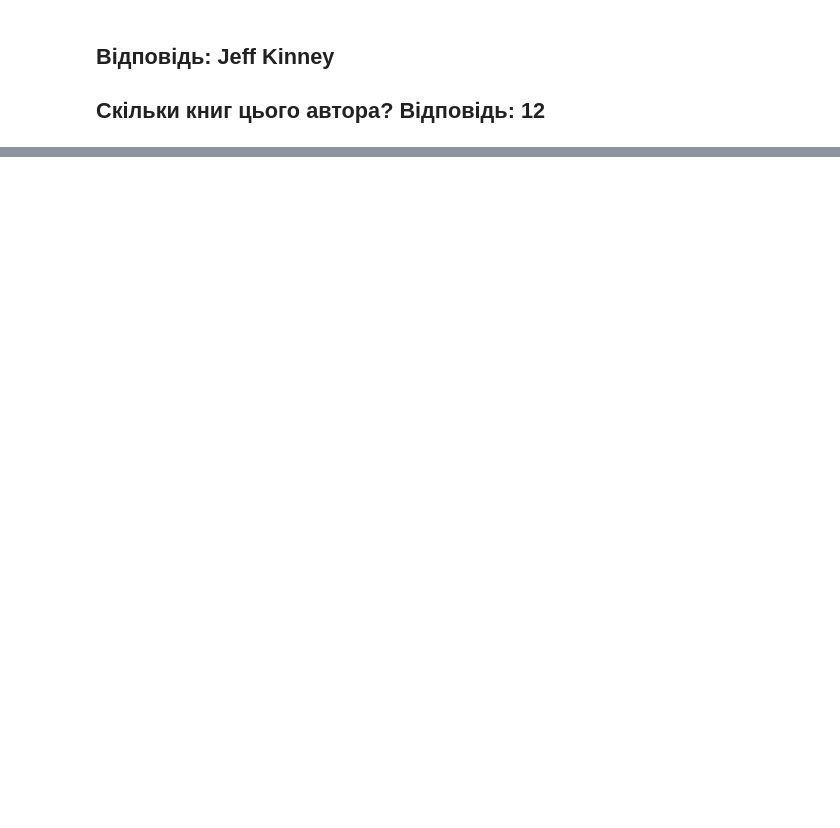
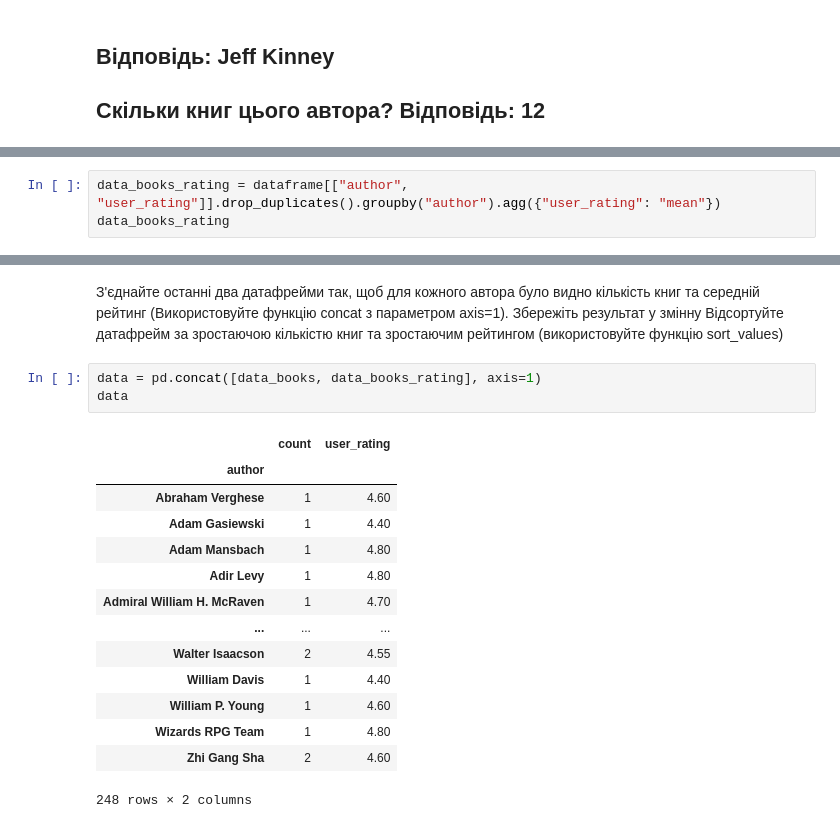
Before and after one commit to tarsweb-Python-GOIT/DS-HW, a Jupyter notebook: hw-02-03.ipynb, the cells around one changed output, grey strips where cells are left out. Cells and saved outputs as stored; diff of their text form; blank space fills up the shorter version.

```diff
--- a/hw-02-03.ipynb
+++ b/hw-02-03.ipynb
@@ -204,0 +207,3 @@ data_books[data_books["name"] == data_books["name"].max()]
+# %%
+data_books_rating = dataframe[["author", "user_rating"]].drop_duplicates().groupby("author").agg({"user_rating": "mean"})
+data_books_rating
@@ -204,0 +237,21 @@ data_books[data_books["name"] == data_books["name"].max()]
+# %% [markdown]
+З'єднайте останні два датафрейми так, щоб для кожного автора було видно кількість книг та середній рейтинг (Використовуйте функцію concat з параметром axis=1). Збережіть результат у змінну
+Відсортуйте датафрейм за зростаючою кількістю книг та зростаючим рейтингом (використовуйте функцію sort_values)
+# %%
+data = pd.concat([data_books, data_books_rating], axis=1)
+data
+# %% [output]
+|  | count | user_rating |
+| author |  |  |
+| Abraham Verghese | 1 | 4.60 |
+| Adam Gasiewski | 1 | 4.40 |
+| Adam Mansbach | 1 | 4.80 |
+| Adir Levy | 1 | 4.80 |
+| Admiral William H. McRaven | 1 | 4.70 |
+| ... | ... | ... |
+| Walter Isaacson | 2 | 4.55 |
+| William Davis | 1 | 4.40 |
+| William P. Young | 1 | 4.60 |
+| Wizards RPG Team | 1 | 4.80 |
+| Zhi Gang Sha | 2 | 4.60 |
+248 rows × 2 columns
```
Also changed, not shown: parts of 7 cells of this notebook.
